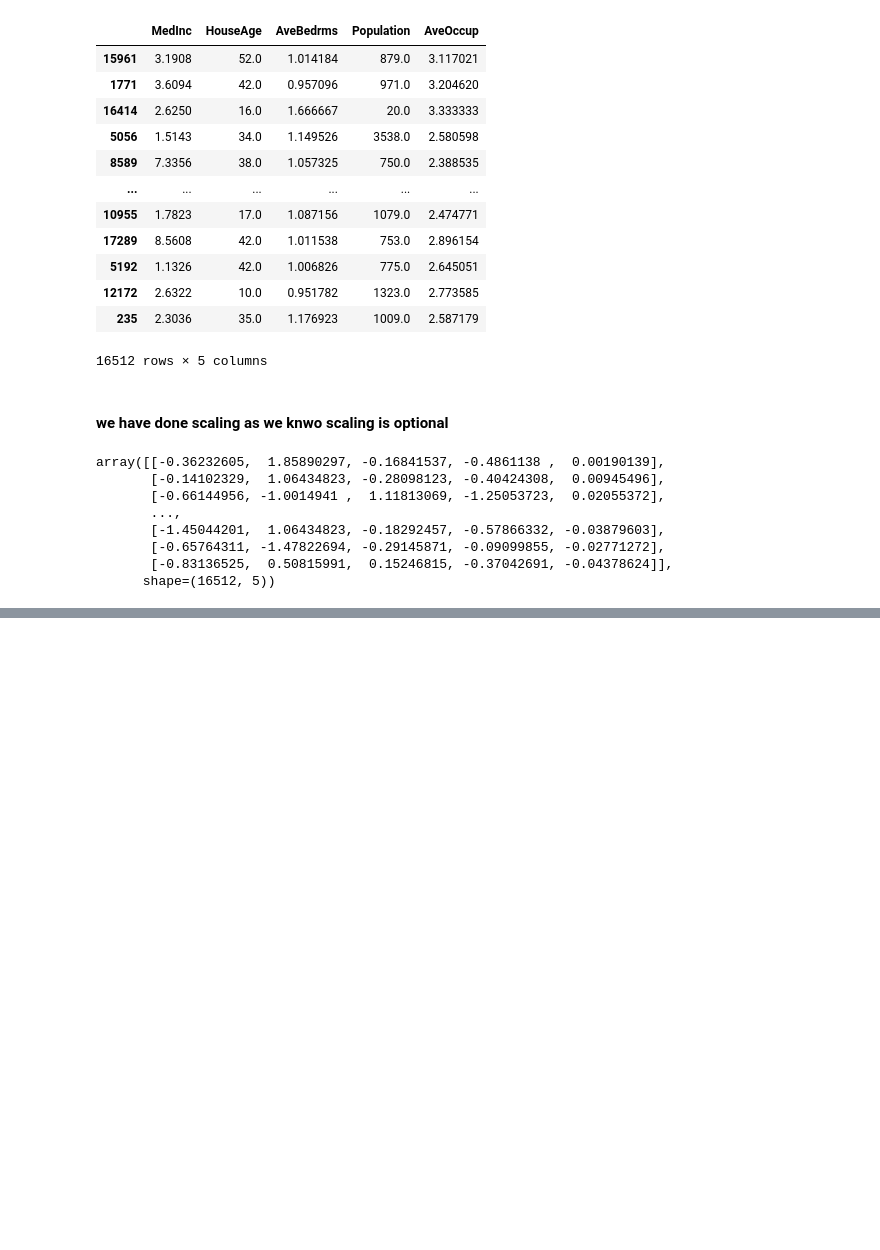
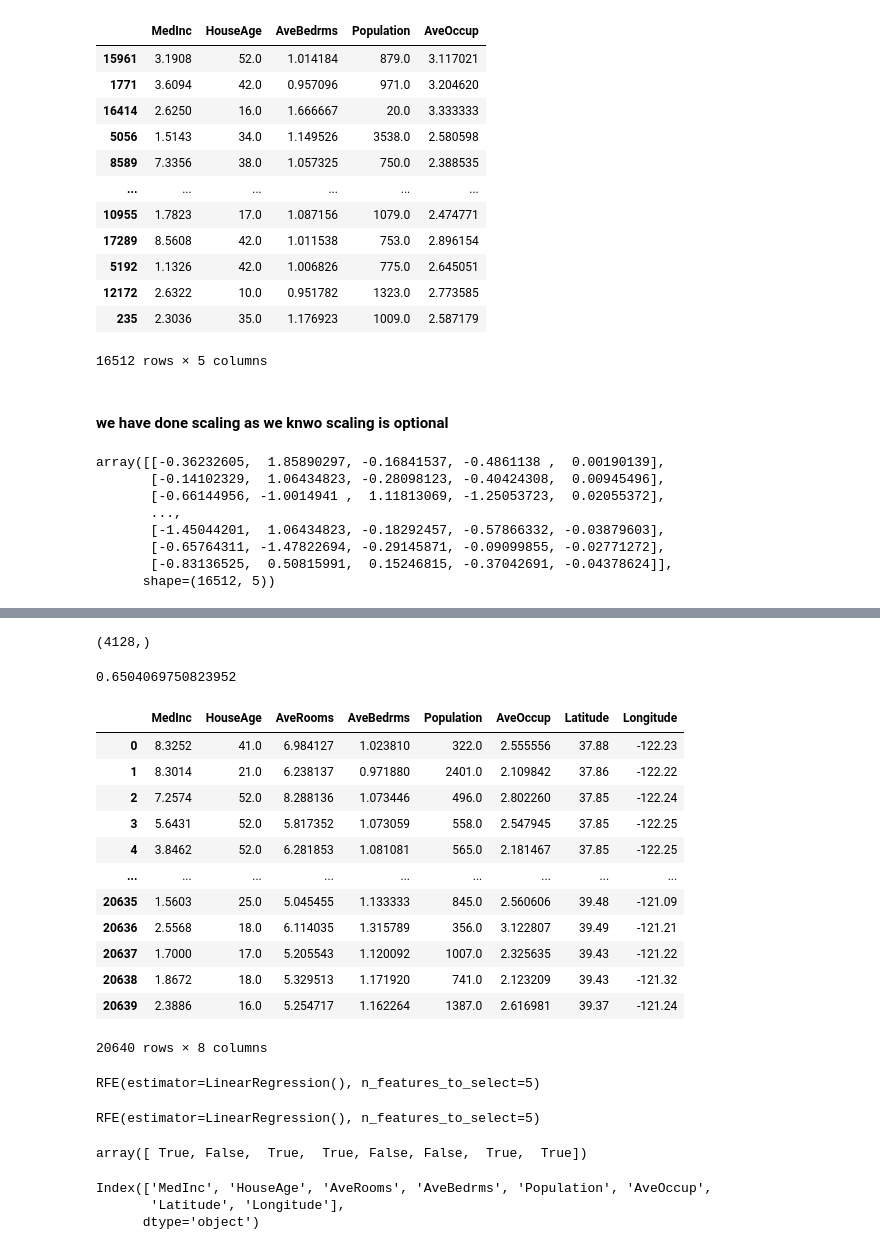
Before and after one commit to arybadj/machine-learning, a Jupyter notebook: multiple linear regreesion/mlr-multicolinearity.ipynb, the cells around one changed output, grey strips where cells are left out. Saved outputs shown, nothing was run; the diff lists cells and outputs as text; code cells hidden in the pictures; blank space fills up the shorter version.

```diff
--- a/multiple linear regreesion/mlr-multicolinearity.ipynb
+++ b/multiple linear regreesion/mlr-multicolinearity.ipynb
@@ -306,0 +324,8 @@ from
+# %%
+y_pred.shape
+# %% [output]
+(4128,)
+# %%
+print(mean_squared_error(y_test,y_pred))
+# %% [output]
+0.6504069750823952
@@ -306,0 +336,19 @@ from
+# %%
+x=df.iloc[:,:-1]
+y=df.iloc[:,-1]
+# %%
+x
+# %% [output]
+|  | MedInc | HouseAge | AveRooms | AveBedrms | Population | AveOccup | Latitude | Longitude |
+| 0 | 8.3252 | 41.0 | 6.984127 | 1.023810 | 322.0 | 2.555556 | 37.88 | -122.23 |
+| 1 | 8.3014 | 21.0 | 6.238137 | 0.971880 | 2401.0 | 2.109842 | 37.86 | -122.22 |
+| 2 | 7.2574 | 52.0 | 8.288136 | 1.073446 | 496.0 | 2.802260 | 37.85 | -122.24 |
+| 3 | 5.6431 | 52.0 | 5.817352 | 1.073059 | 558.0 | 2.547945 | 37.85 | -122.25 |
+| 4 | 3.8462 | 52.0 | 6.281853 | 1.081081 | 565.0 | 2.181467 | 37.85 | -122.25 |
+| ... | ... | ... | ... | ... | ... | ... | ... | ... |
+| 20635 | 1.5603 | 25.0 | 5.045455 | 1.133333 | 845.0 | 2.560606 | 39.48 | -121.09 |
+| 20636 | 2.5568 | 18.0 | 6.114035 | 1.315789 | 356.0 | 3.122807 | 39.49 | -121.21 |
+| 20637 | 1.7000 | 17.0 | 5.205543 | 1.120092 | 1007.0 | 2.325635 | 39.43 | -121.22 |
+| 20638 | 1.8672 | 18.0 | 5.329513 | 1.171920 | 741.0 | 2.123209 | 39.43 | -121.32 |
+| 20639 | 2.3886 | 16.0 | 5.254717 | 1.162264 | 1387.0 | 2.616981 | 39.37 | -121.24 |
+20640 rows × 8 columns
@@ -306,0 +357,19 @@ from
+# %%
+rfe=RFE(LinearRegression(),n_features_to_select=5)
+rfe
+# %% [output]
+RFE(estimator=LinearRegression(), n_features_to_select=5)
+# %%
+rfe.fit(x,y)
+# %% [output]
+RFE(estimator=LinearRegression(), n_features_to_select=5)
+# %%
+rfe.support_
+# %% [output]
+array([ True, False,  True,  True, False, False,  True,  True])
+# %%
+x.columns
+# %% [output]
+Index(['MedInc', 'HouseAge', 'AveRooms', 'AveBedrms', 'Population', 'AveOccup',
+       'Latitude', 'Longitude'],
+      dtype='object')
```
Also changed, not shown: parts of 10 cells of this notebook.
